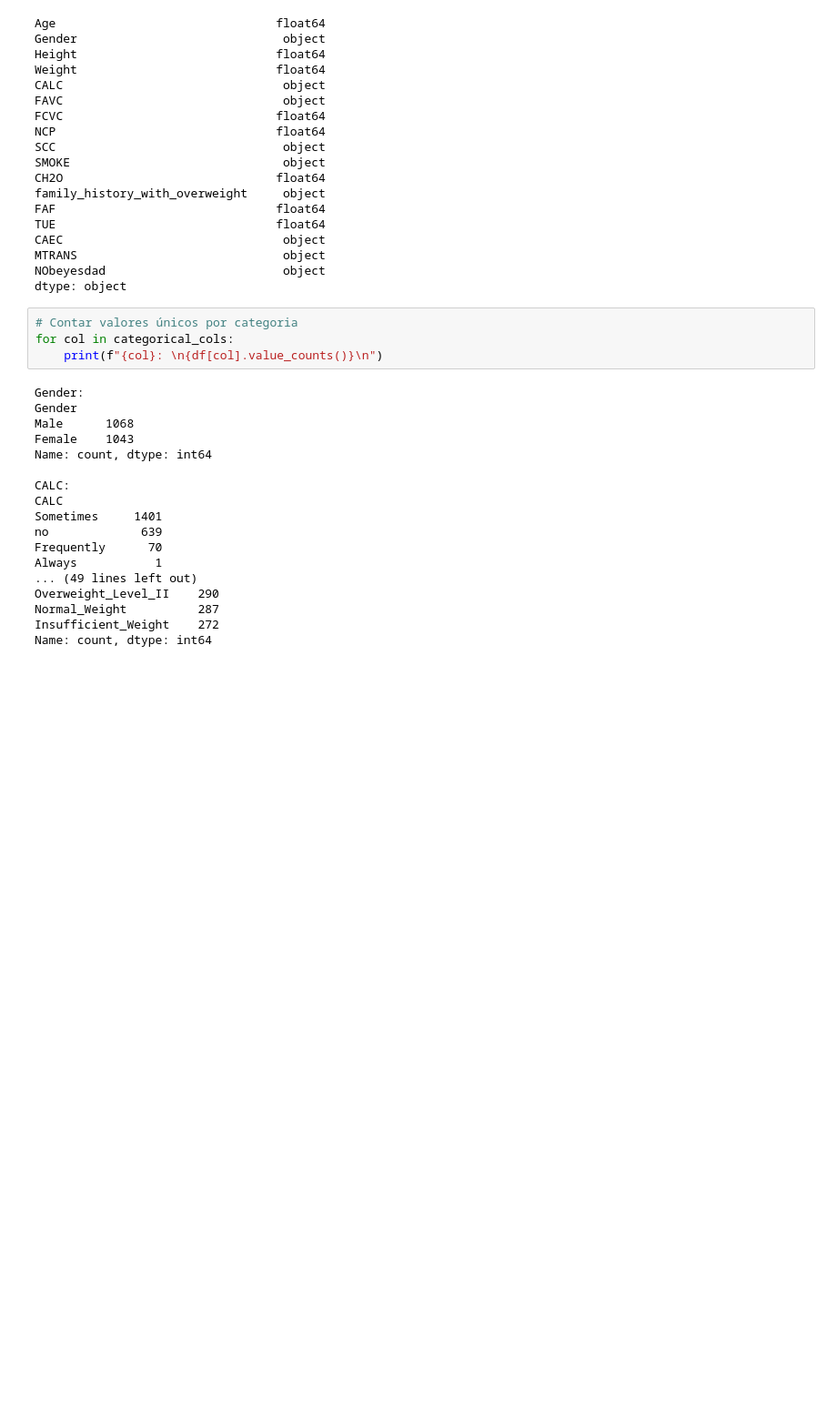
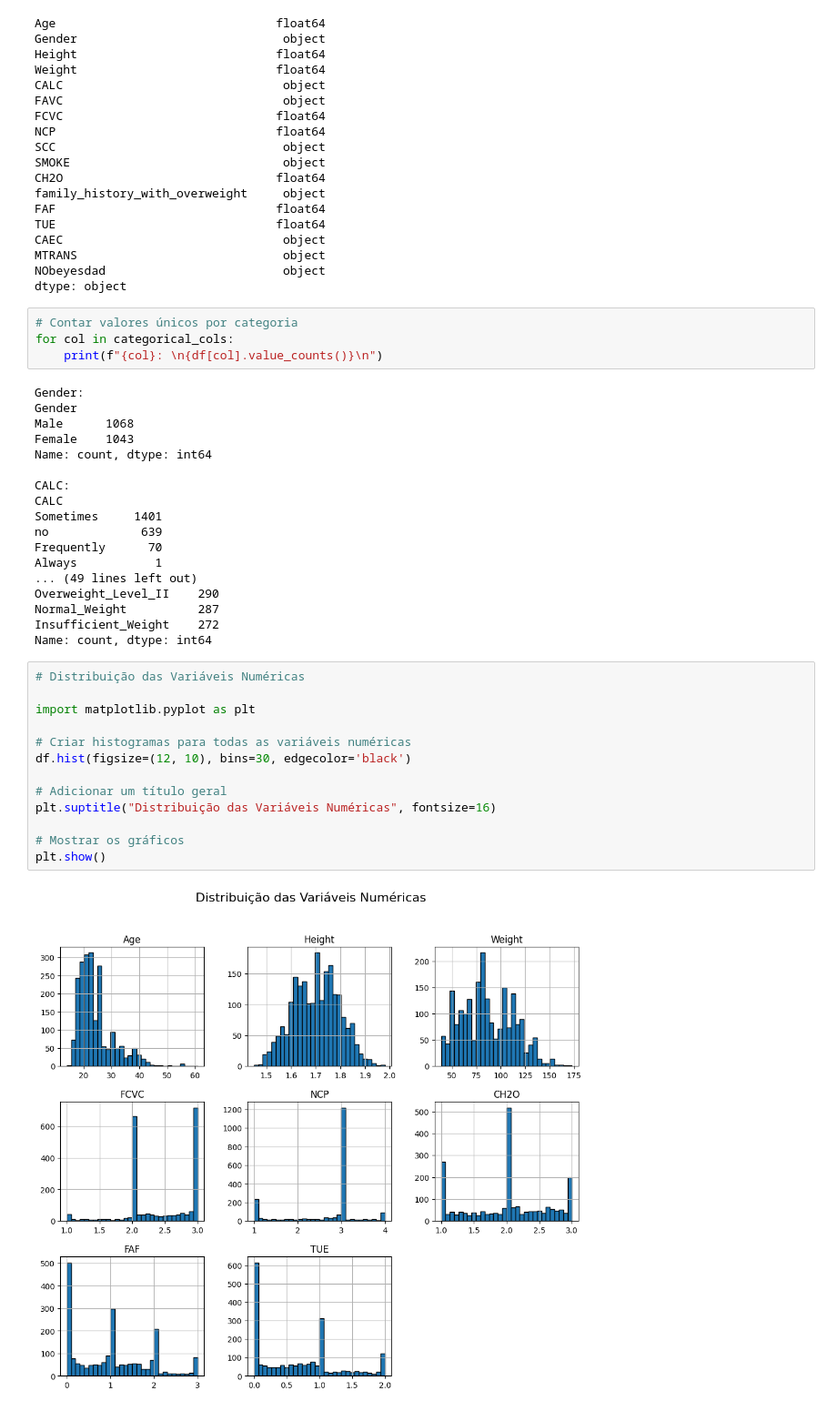
Before and after one commit to matheusryann/dataMining-Obesity, a Jupyter notebook: notebooks/Exploration.ipynb, the cells around one changed output. Shown at 91% size. Cells and saved outputs as stored; diff of their text form; blank space fills up the shorter version.

```diff
--- a/notebooks/Exploration.ipynb
+++ b/notebooks/Exploration.ipynb
@@ -249,3 +255,18 @@ Overweight_Level_II    290
 Normal_Weight          287
 Insufficient_Weight    272
 Name: count, dtype: int64
+# %%
+# Distribuição das Variáveis Numéricas
+
+import matplotlib.pyplot as plt
+
+# Criar histogramas para todas as variáveis numéricas
+df.hist(figsize=(12, 10), bins=30, edgecolor='black')
+
+# Adicionar um título geral
+plt.suptitle("Distribuição das Variáveis Numéricas", fontsize=16)
+
+# Mostrar os gráficos
+plt.show()
+# %% [output]
+[figure, added]
```
Also changed, not shown: parts of 7 cells of this notebook, 8 other files.
